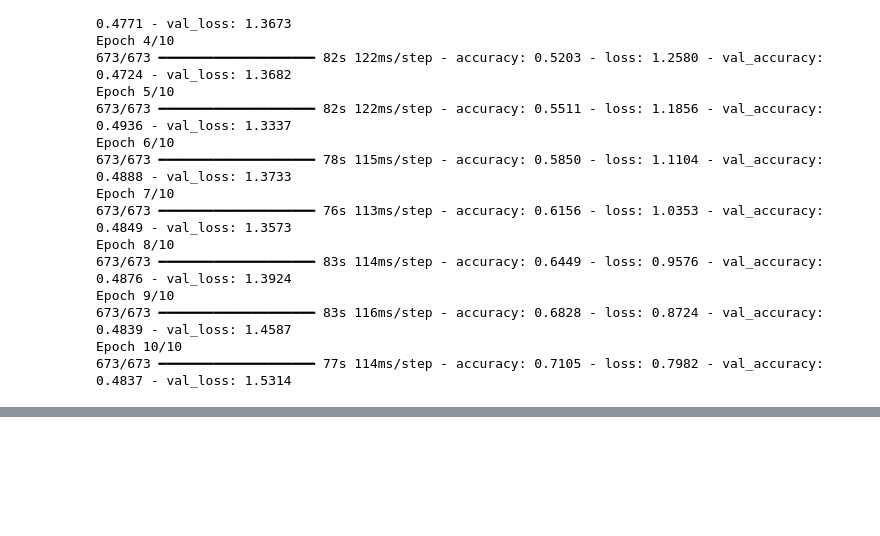
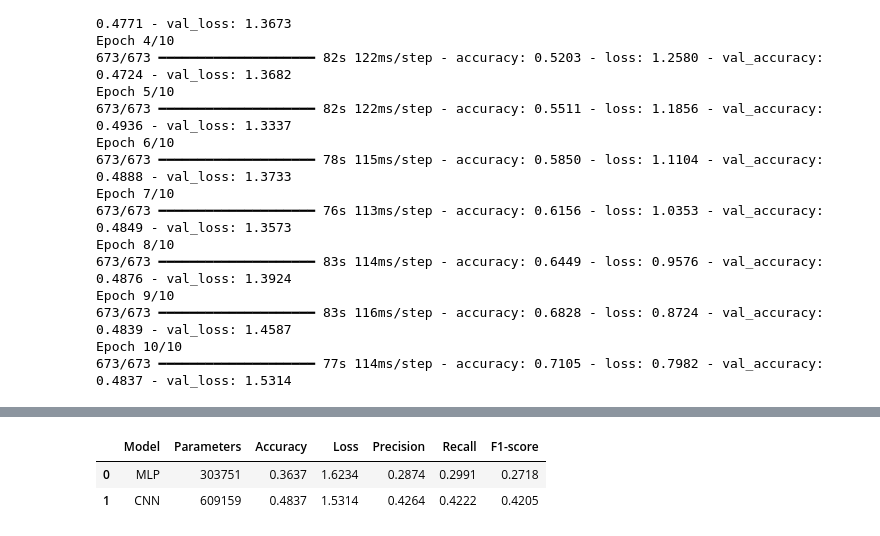
Before and after one commit to chtzortzi-alt/Tzortzi_Facial_Expressions, a Jupyter notebook: Tzortzi_Imaging_Dataset.ipynb, the cells around one changed output, grey strips where cells are left out. Drawn from its saved outputs; the diff is of its cells as text; code cells hidden in the pictures; blank space fills up the shorter version.

```diff
--- a/Tzortzi_Imaging_Dataset.ipynb
+++ b/Tzortzi_Imaging_Dataset.ipynb
@@ -1257,0 +1368,27 @@ Epoch 10/10
+# %%
+from sklearn.metrics import precision_score, f1_score
+
+baseline_comparison = pd.DataFrame({
+    "Model": ["MLP", "CNN"],
+    "Parameters": [mlp.count_params(), cnn.count_params()],
+    "Accuracy": [mlp_val_acc, cnn_val_acc],
+    "Loss": [mlp_val_loss, cnn_val_loss],
+    "Precision": [
+        precision_score(true_labels, mlp_predictions, labels=class_labels, average="macro", zero_division=0),
+        precision_score(true_labels, cnn_predictions, labels=class_labels, average="macro", zero_division=0)
+    ],
+    "Recall": [
+        recall_score(true_labels, mlp_predictions, labels=class_labels, average="macro", zero_division=0),
+        recall_score(true_labels, cnn_predictions, labels=class_labels, average="macro", zero_division=0)
+    ],
+    "F1-score": [
+        f1_score(true_labels, mlp_predictions, labels=class_labels, average="macro", zero_division=0),
+        f1_score(true_labels, cnn_predictions, labels=class_labels, average="macro", zero_division=0)
+    ]
+})
+
+display(baseline_comparison.round(4))
+# %% [output]
+|  | Model | Parameters | Accuracy | Loss | Precision | Recall | F1-score |
+| 0 | MLP | 303751 | 0.3637 | 1.6234 | 0.2874 | 0.2991 | 0.2718 |
+| 1 | CNN | 609159 | 0.4837 | 1.5314 | 0.4264 | 0.4222 | 0.4205 |
```
Also changed, not shown: parts of 5 cells of this notebook.
